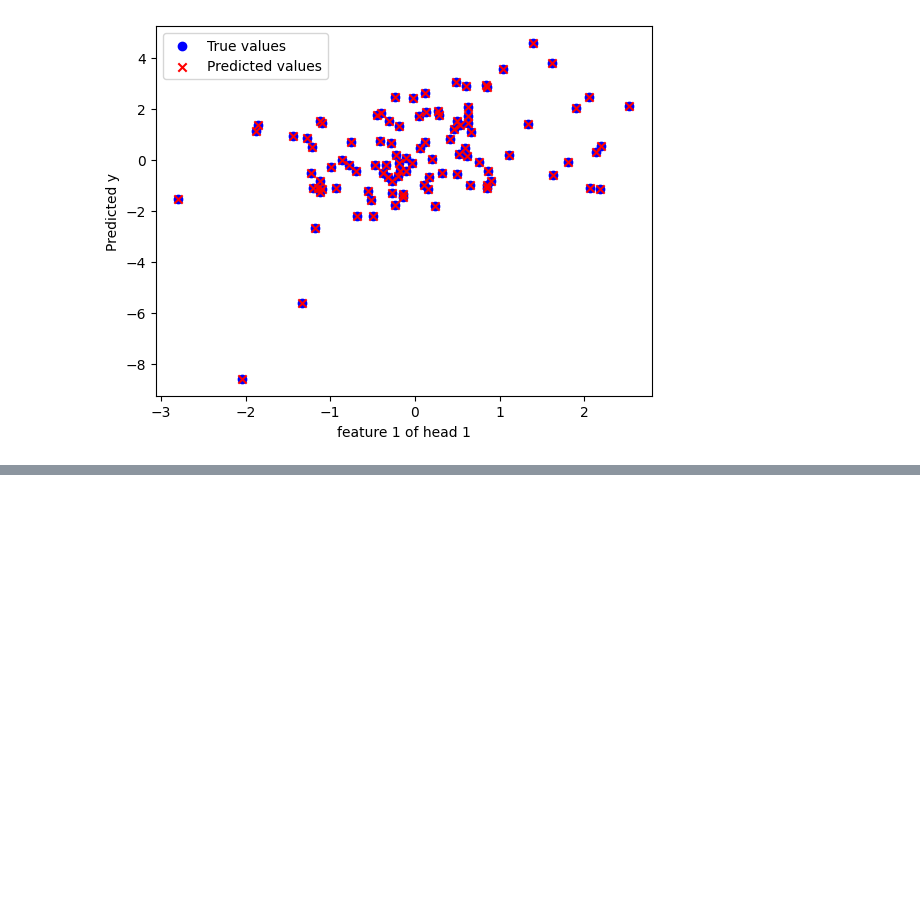
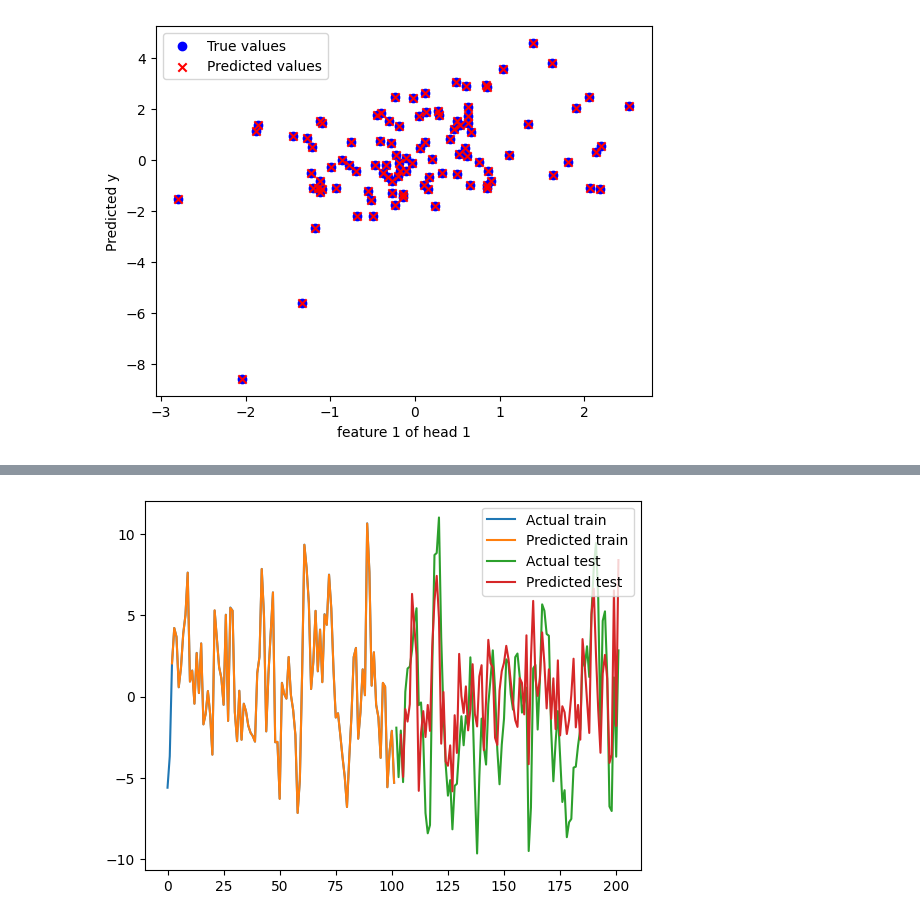
Before and after one commit to rproner1/MacroAtRisk, a Jupyter notebook: sandbox.ipynb, the cells around one changed output, grey strips where cells are left out. Drawn from its saved outputs; the diff is of its cells as text; code cells hidden in the pictures; blank space fills up the shorter version.

```diff
--- a/sandbox.ipynb
+++ b/sandbox.ipynb
@@ -240,0 +581,20 @@ ValueError: Unrecognized keyword arguments passed to sLSTM: {'kernel_regularizer
+# %%
+# Test data
+X_test, y_test = generate_timeseries(100, 3, 20, seed=2)
+
+X_test_rnn, y_test_rnn = split_sequences(
+    data=np.column_stack([X_test, y_test]),
+    n_timesteps=3,
+    n_targets=1
+)
+
+test_pred = model.predict(X_test_rnn)
+
+test_time = np.arange(X_0.shape[0], X_0.shape[0] + X_test.shape[0])
+plt.plot(time, y, label='Actual train')
+plt.plot(time[-predictions.shape[0]:], predictions[:,0], label='Predicted train')
+plt.plot(test_time, y_test, label='Actual test')
+plt.plot(test_time[-test_pred[:,0].shape[0]:], test_pred[:,0], label='Predicted test')
+plt.legend()
+plt.show()
+# %% [output]
@@ -240,0 +602 @@ ValueError: Unrecognized keyword arguments passed to sLSTM: {'kernel_regularizer
+[figure, added]
```
Also changed, not shown: parts of 16 cells of this notebook.
